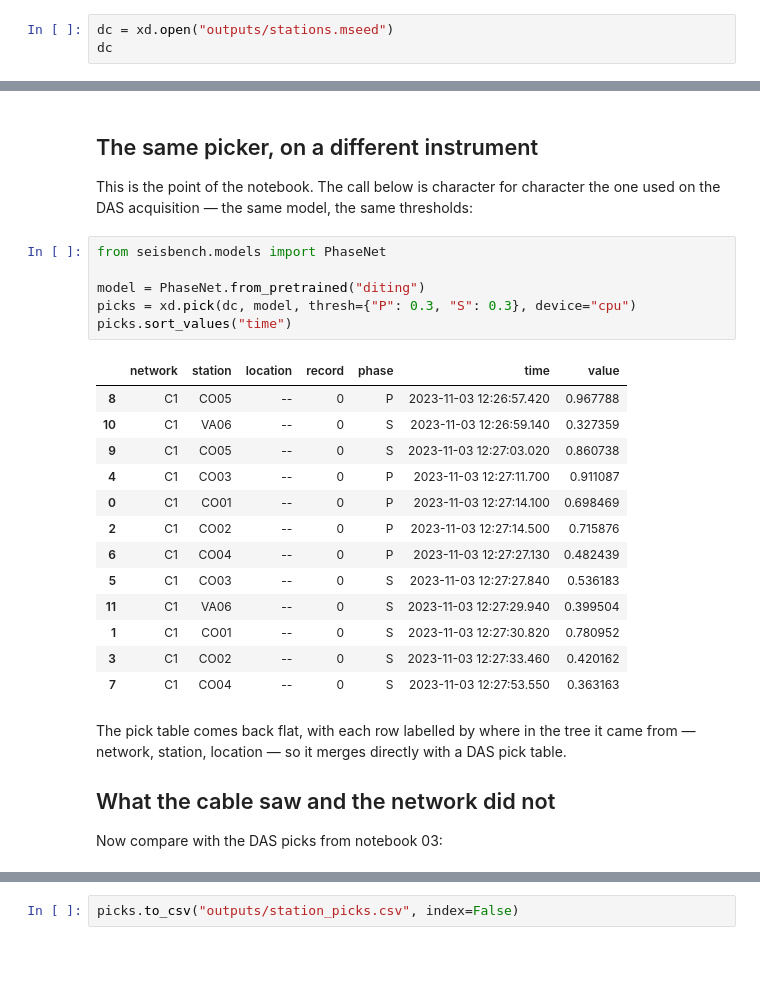
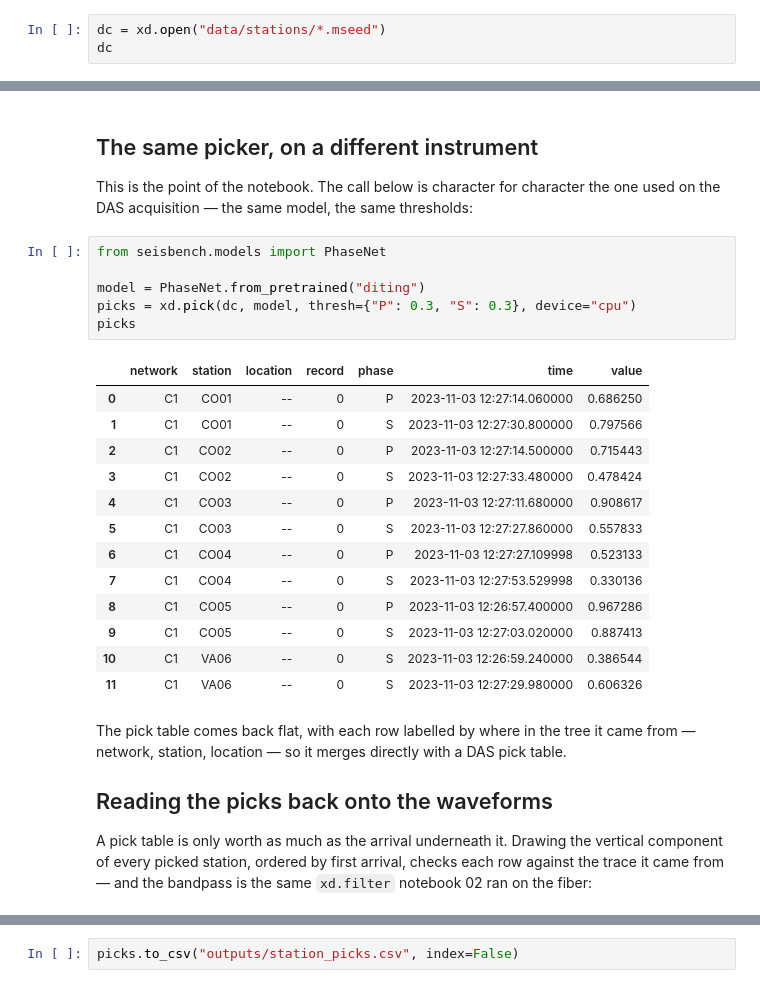
Before and after one commit to xdas-dev/tutorials, a Jupyter notebook: 05_seismological_stations.ipynb, the cells around one changed output, grey strips where cells are left out. Cells and saved outputs as stored; diff of their text form; blank space fills up the shorter version.

```diff
--- a/05_seismological_stations.ipynb
+++ b/05_seismological_stations.ipynb
@@ -66,6 +27,6 @@ handles. Each contiguous trace becomes one lazy `DataArray`, and the
 collection mirrors the `Stream` — nested network, station, location, channel.
 # %%
-dc = xd.open("outputs/stations.mseed")
+dc = xd.open("data/stations/*.mseed")
 dc
 # %% [output]
 <xdas.DataCollection: 21 leaves, 1.4 MB>
@@ -129,28 +90,31 @@ the one used on the DAS acquisition — the same model, the same thresholds:
 # %%
 from seisbench.models import PhaseNet
 
 model = PhaseNet.from_pretrained("diting")
 picks = xd.pick(dc, model, thresh={"P": 0.3, "S": 0.3}, device="cpu")
-picks.sort_values("time")
+picks
 # %% [output]
 |  | network | station | location | record | phase | time | value |
-| 8 | C1 | CO05 | -- | 0 | P | 2023-11-03 12:26:57.420 | 0.967788 |
-| 10 | C1 | VA06 | -- | 0 | S | 2023-11-03 12:26:59.140 | 0.327359 |
-| 9 | C1 | CO05 | -- | 0 | S | 2023-11-03 12:27:03.020 | 0.860738 |
-| 4 | C1 | CO03 | -- | 0 | P | 2023-11-03 12:27:11.700 | 0.911087 |
-| 0 | C1 | CO01 | -- | 0 | P | 2023-11-03 12:27:14.100 | 0.698469 |
-| 2 | C1 | CO02 | -- | 0 | P | 2023-11-03 12:27:14.500 | 0.715876 |
-| 6 | C1 | CO04 | -- | 0 | P | 2023-11-03 12:27:27.130 | 0.482439 |
-| 5 | C1 | CO03 | -- | 0 | S | 2023-11-03 12:27:27.840 | 0.536183 |
-| 11 | C1 | VA06 | -- | 0 | S | 2023-11-03 12:27:29.940 | 0.399504 |
-| 1 | C1 | CO01 | -- | 0 | S | 2023-11-03 12:27:30.820 | 0.780952 |
-| 3 | C1 | CO02 | -- | 0 | S | 2023-11-03 12:27:33.460 | 0.420162 |
-| 7 | C1 | CO04 | -- | 0 | S | 2023-11-03 12:27:53.550 | 0.363163 |
+| 0 | C1 | CO01 | -- | 0 | P | 2023-11-03 12:27:14.060000 | 0.686250 |
+| 1 | C1 | CO01 | -- | 0 | S | 2023-11-03 12:27:30.800000 | 0.797566 |
+| 2 | C1 | CO02 | -- | 0 | P | 2023-11-03 12:27:14.500000 | 0.715443 |
+| 3 | C1 | CO02 | -- | 0 | S | 2023-11-03 12:27:33.480000 | 0.478424 |
+| 4 | C1 | CO03 | -- | 0 | P | 2023-11-03 12:27:11.680000 | 0.908617 |
+| 5 | C1 | CO03 | -- | 0 | S | 2023-11-03 12:27:27.860000 | 0.557833 |
+| 6 | C1 | CO04 | -- | 0 | P | 2023-11-03 12:27:27.109998 | 0.523133 |
+| 7 | C1 | CO04 | -- | 0 | S | 2023-11-03 12:27:53.529998 | 0.330136 |
+| 8 | C1 | CO05 | -- | 0 | P | 2023-11-03 12:26:57.400000 | 0.967286 |
+| 9 | C1 | CO05 | -- | 0 | S | 2023-11-03 12:27:03.020000 | 0.887413 |
+| 10 | C1 | VA06 | -- | 0 | S | 2023-11-03 12:26:59.240000 | 0.386544 |
+| 11 | C1 | VA06 | -- | 0 | S | 2023-11-03 12:27:29.980000 | 0.606326 |
 # %% [markdown]
 The pick table comes back flat, with each row labelled by where in the tree
 it came from — network, station, location — so it merges directly with a
 DAS pick table.
 
-## What the cable saw and the network did not
+## Reading the picks back onto the waveforms
 
-Now compare with the DAS picks from notebook 03:
+A pick table is only worth as much as the arrival underneath it. Drawing the
+vertical component of every picked station, ordered by first arrival, checks
+each row against the trace it came from — and the bandpass is the same
+`xd.filter` notebook 02 ran on the fiber:
```
Also changed, not shown: parts of 9 cells of this notebook, 1 other file.
